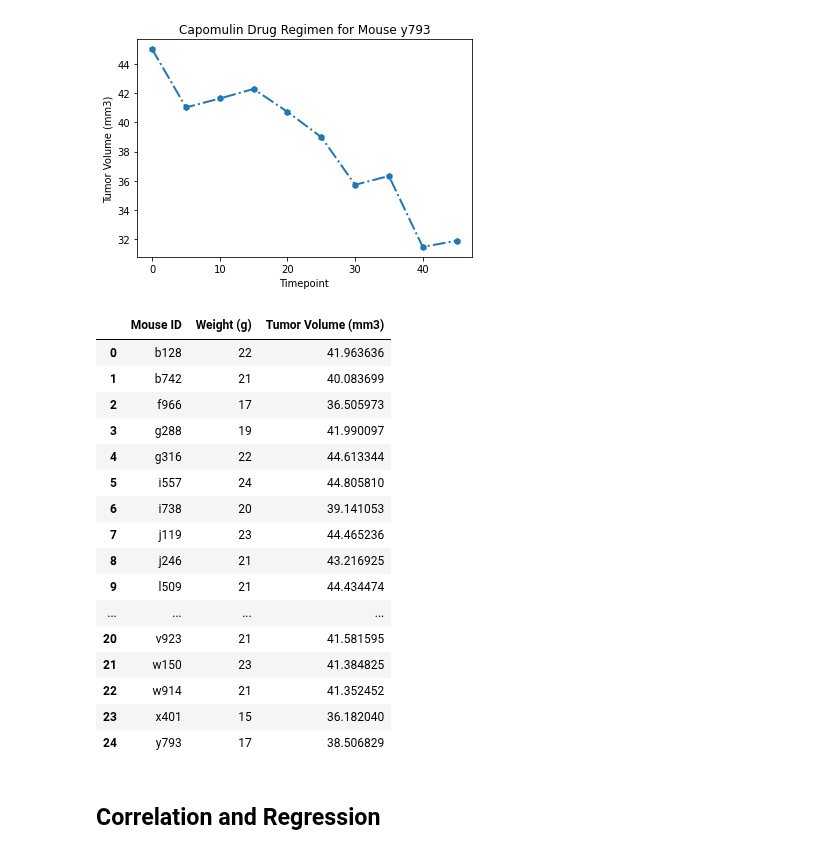
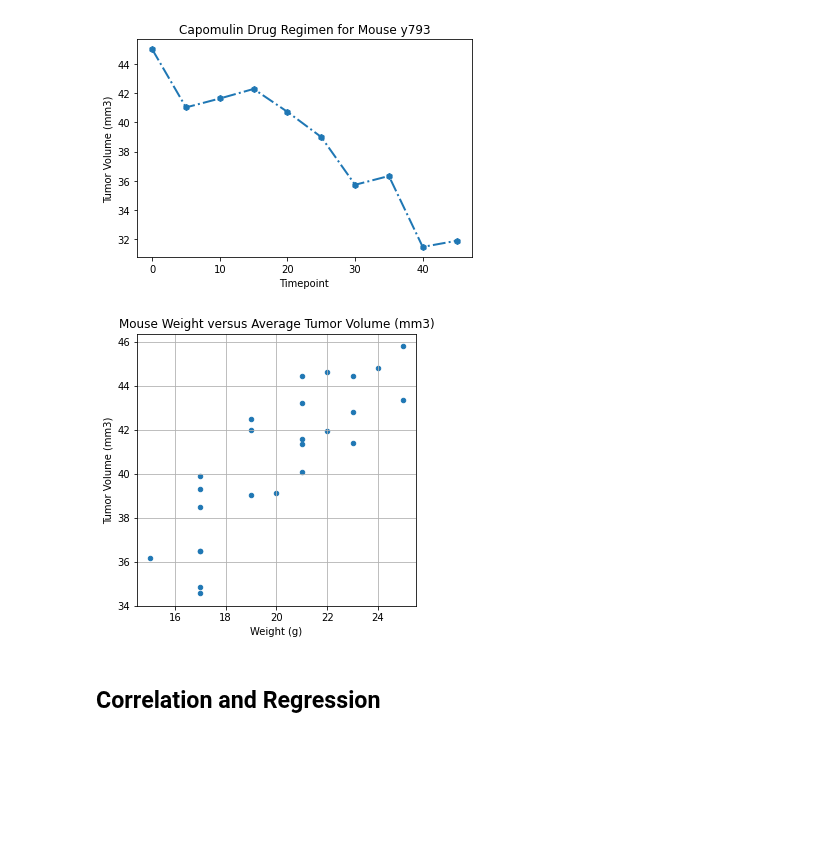
Before and after one commit to jmgeo/Matplotlib-Challenge, a Jupyter notebook: Pymaceuticals/pymaceuticals_starter.ipynb, the cells around one changed output. Drawn from its saved outputs; the diff is of its cells as text; code cells hidden in the pictures; blank space fills up the shorter version.

Commit message:
Looks like success. Correlation calculated. Plot

```diff
--- a/Pymaceuticals/pymaceuticals_starter.ipynb
+++ b/Pymaceuticals/pymaceuticals_starter.ipynb
@@ -372,47 +372,31 @@ plt.show()
 # %%
 # Generate a scatter plot of average tumor volume vs. mouse weight for the Capomulin regimen
 ##previously we found the Capomulin data for a single mouse.
 ###So we can use the code out of the first part of that string to find the Capomulin data for all the mice.
 ####and create a dataframe out of that to do this scatterplotting
 
 capomulin_mice_df = clean_combo_df.loc[clean_combo_df['Drug Regimen']=='Capomulin']
 #reset the index
 capomulin_mice_df = capomulin_mice_df.reset_index()
 #use .head to check we have working code for the df
 #capomulin_mice_df.head()
 ##check the whole df
 #capomulin_mice_df
 
 ###df works. now to create a df with 3 columns of Mouse ID. Weight (g),. and Tumor Volume (mm3)
 capomulin_scatter_df = capomulin_mice_df.loc[:, ['Mouse ID', 'Weight (g)', 'Tumor Volume (mm3)']]
 #capomulin_scatter_df
 
 ####with the df working, we now need to get the average tumor volumes for each mouse receiving Capomulin
 #####groupby Mouse ID and Weight, and then use .mean on tumor volume
 avg_tum_vol_capo_df = pd.DataFrame(capomulin_scatter_df.groupby(['Mouse ID', 'Weight (g)'])['Tumor Volume (mm3)'].mean()).reset_index()
-avg_tum_vol_capo_df
+#avg_tum_vol_capo_df
 
 #make scatter plot with .plot and kind=scatter, documentation here: https://matplotlib.org/stable/api/_as_gen/matplotlib.pyplot.scatter.html?highlight=scatter%20plot#matplotlib.pyplot.scatter
-#avg_tum_vol_capo_df.plot(kind='scatter', x='Weight (g)', y='Tumor Volume (mm3)', grid=True, figsize=(5,5), title='Mouse Weight versus Average Tumor Volume (mm3)')
-#plt.show()
+avg_tum_vol_capo_df.plot(kind='scatter', x='Weight (g)', y='Tumor Volume (mm3)', grid=True, figsize=(5,5), title='Mouse Weight versus Average Tumor Volume (mm3)')
+plt.show()
 # %% [output]
-|  | Mouse ID | Weight (g) | Tumor Volume (mm3) |
-| 0 | b128 | 22 | 41.963636 |
-| 1 | b742 | 21 | 40.083699 |
-| 2 | f966 | 17 | 36.505973 |
-| 3 | g288 | 19 | 41.990097 |
-| 4 | g316 | 22 | 44.613344 |
-| 5 | i557 | 24 | 44.805810 |
-| 6 | i738 | 20 | 39.141053 |
-| 7 | j119 | 23 | 44.465236 |
-| 8 | j246 | 21 | 43.216925 |
-| 9 | l509 | 21 | 44.434474 |
-| ... | ... | ... | ... |
-| 20 | v923 | 21 | 41.581595 |
-| 21 | w150 | 23 | 41.384825 |
-| 22 | w914 | 21 | 41.352452 |
-| 23 | x401 | 15 | 36.182040 |
-| 24 | y793 | 17 | 38.506829 |
+[figure, added]
 # %% [markdown]
 ## Correlation and Regression
 # %%
```
Also changed, not shown: parts of 1 cell of this notebook.
